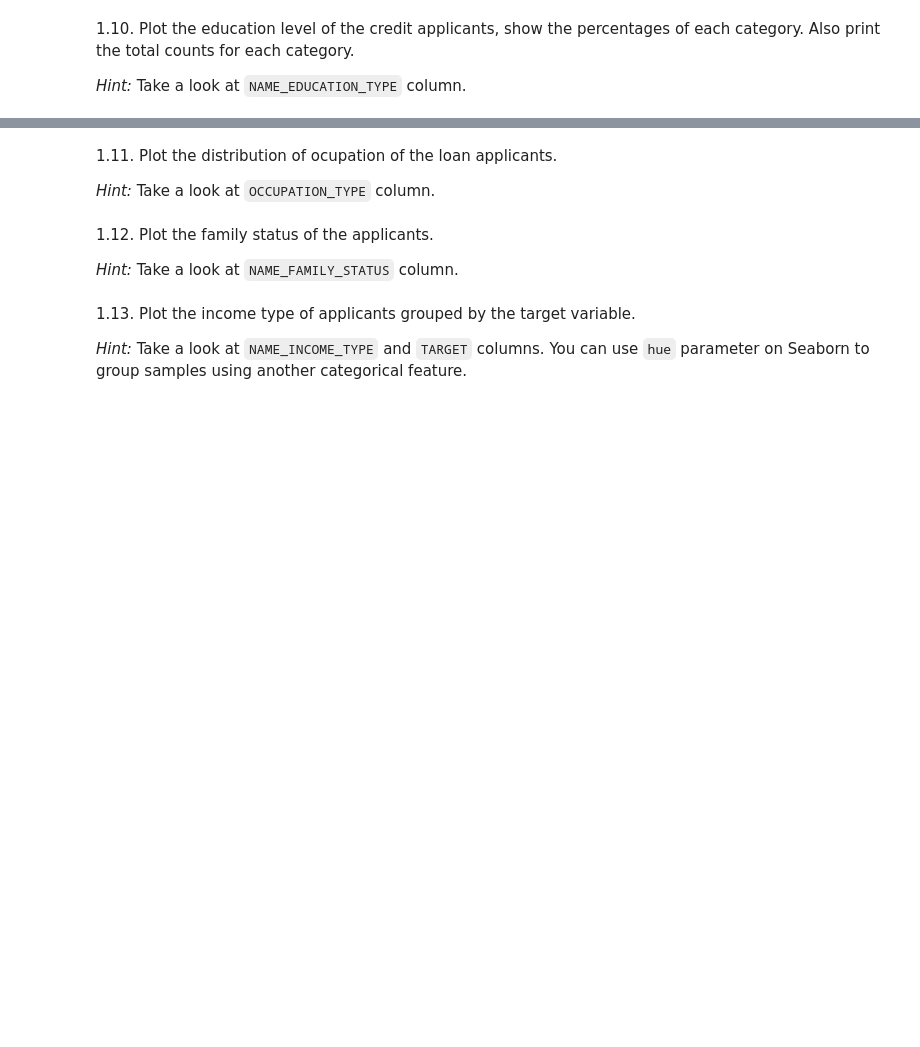
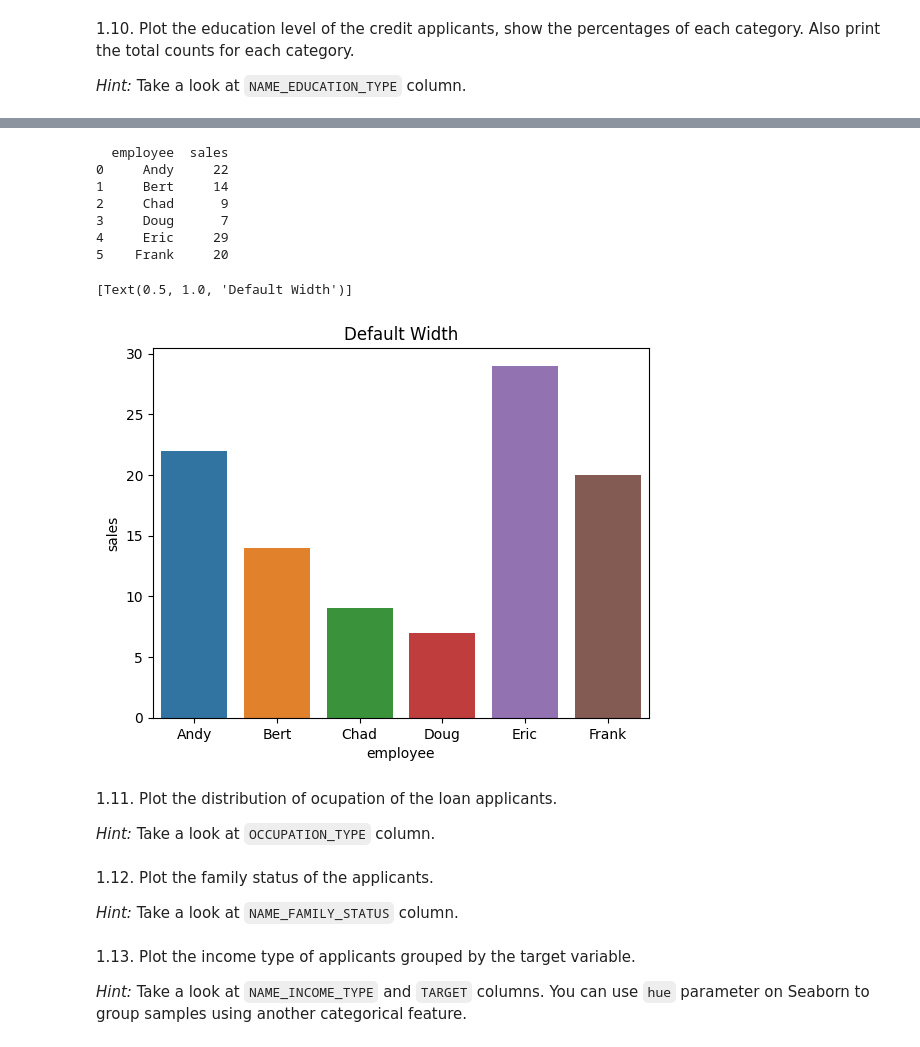
Before and after one commit to murru-dev/anyone-ai-project-2, a Jupyter notebook: AnyoneAI - Sprint Project 02.ipynb, the cells around one changed output, grey strips where cells are left out. Drawn from its saved outputs; the diff is of its cells as text; code cells hidden in the pictures; blank space fills up the shorter version.

```diff
--- a/AnyoneAI - Sprint Project 02.ipynb
+++ b/AnyoneAI - Sprint Project 02.ipynb
@@ -312,3 +327,20 @@ amt_credit_distribution.head(100)
+# %%
+df = pd.DataFrame({'employee': ['Andy', 'Bert', 'Chad', 'Doug', 'Eric', 'Frank'],
+                   'sales': [22, 14, 9, 7, 29, 20]})
+
+print(df)
+
+sns.barplot(x='employee', y='sales', data=df).set(title='Default Width')
+# %% [output]
+  employee  sales
+0     Andy     22
+1     Bert     14
+2     Chad      9
+3     Doug      7
+4     Eric     29
+5    Frank     20
+[Text(0.5, 1.0, 'Default Width')]
+[figure, added]
 # %% [markdown]
 1.11. Plot the distribution of ocupation of the loan applicants.
 
```
Also changed, not shown: parts of 6 cells of this notebook.
